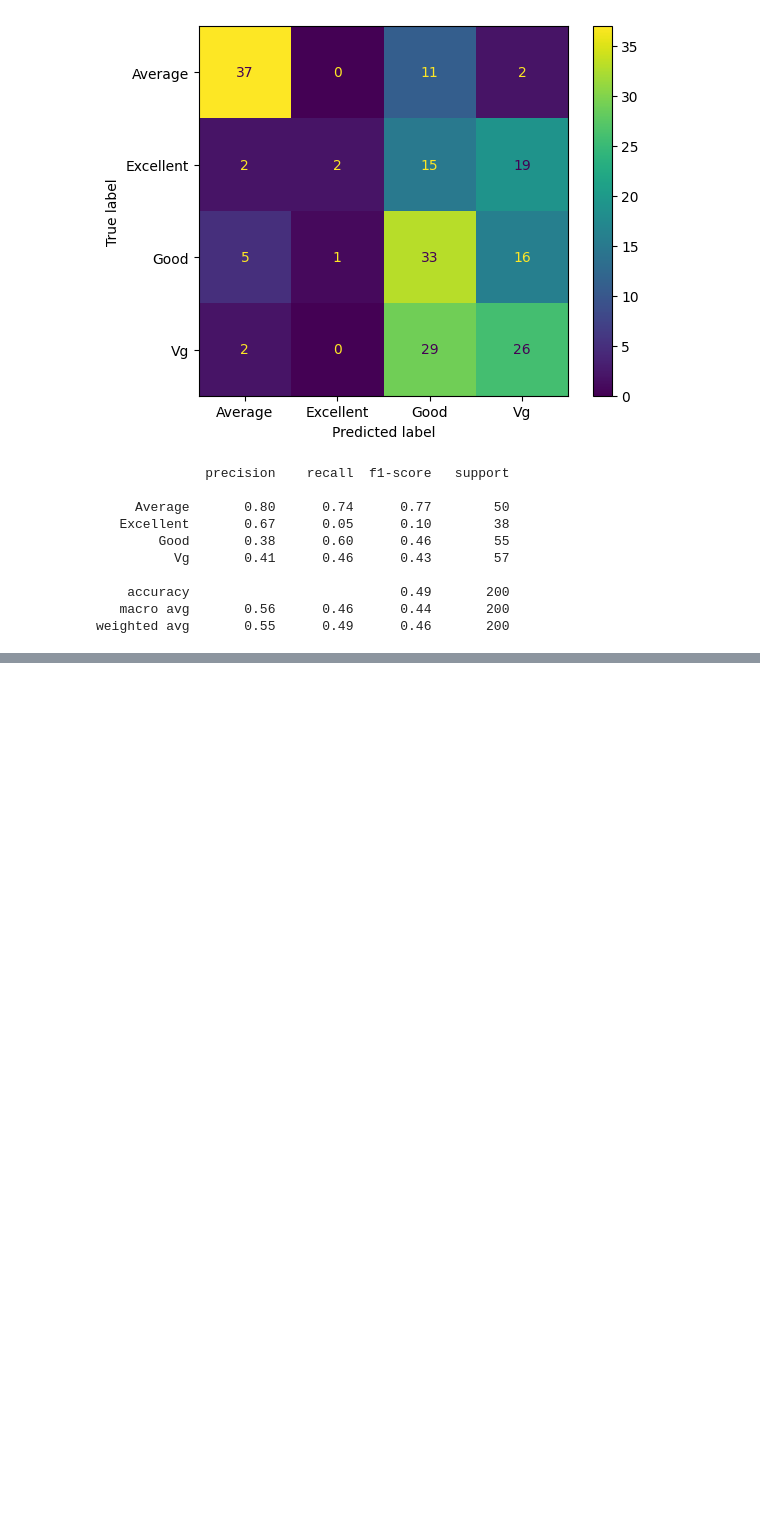
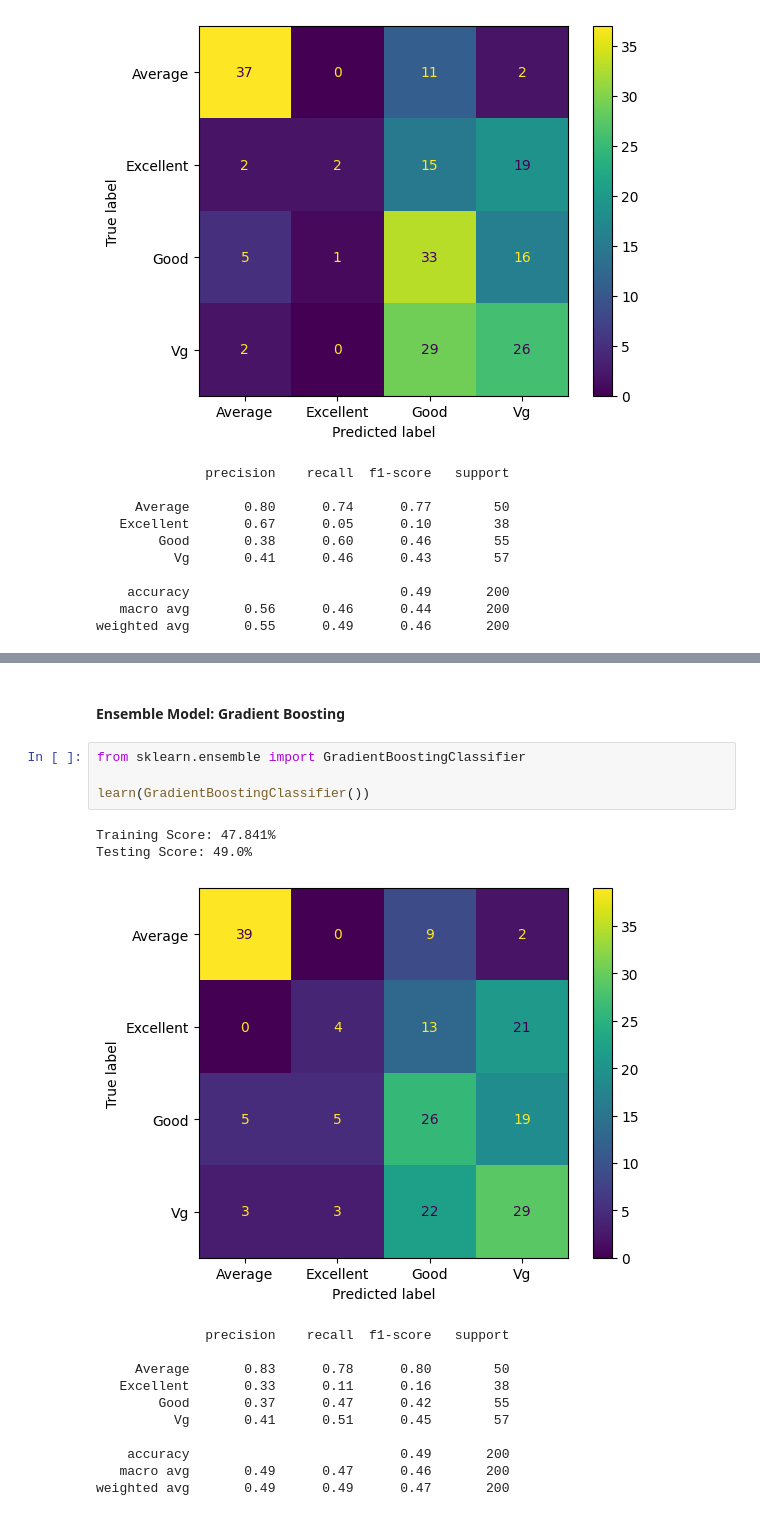
Before and after one commit to Purinat33/Machine-Learning-Project-1, a Jupyter notebook: proj1.ipynb, the cells around one changed output, grey strips where cells are left out. Saved outputs shown, nothing was run; the diff lists cells and outputs as text; blank space fills up the shorter version.

```diff
--- a/proj1.ipynb
+++ b/proj1.ipynb
@@ -411,0 +477,20 @@ weighted avg       0.55      0.49      0.46       200
+# %% [markdown]
+#### Ensemble Model: Gradient Boosting
+# %%
+from sklearn.ensemble import GradientBoostingClassifier
+
+learn(GradientBoostingClassifier())
+# %% [output]
+Training Score: 47.841%
+Testing Score: 49.0%
+[figure, added]
+              precision    recall  f1-score   support
+
+     Average       0.83      0.78      0.80        50
+   Excellent       0.33      0.11      0.16        38
+        Good       0.37      0.47      0.42        55
+          Vg       0.41      0.51      0.45        57
+
+    accuracy                           0.49       200
+   macro avg       0.49      0.47      0.46       200
+weighted avg       0.49      0.49      0.47       200
```
Also changed, not shown: parts of 26 cells of this notebook.
